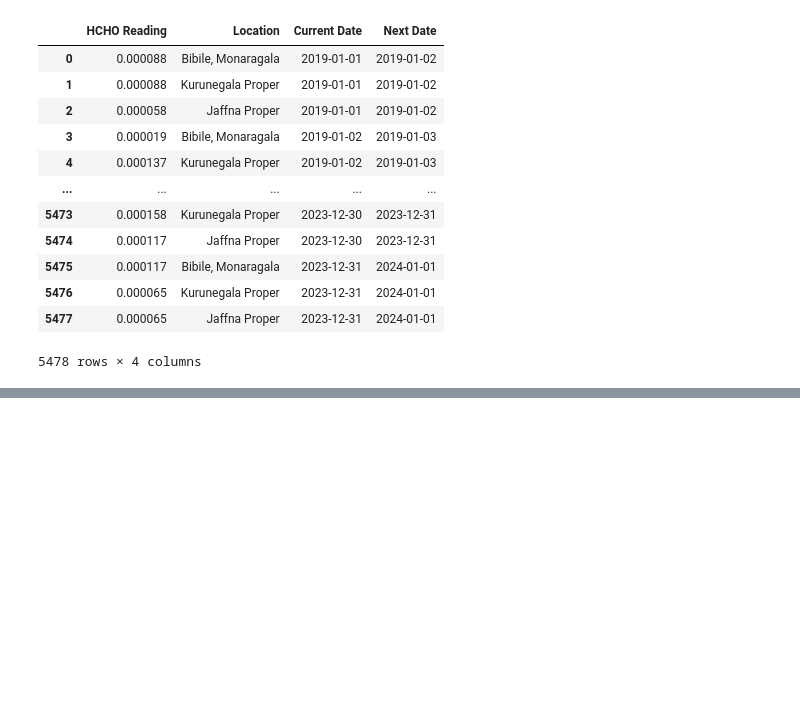
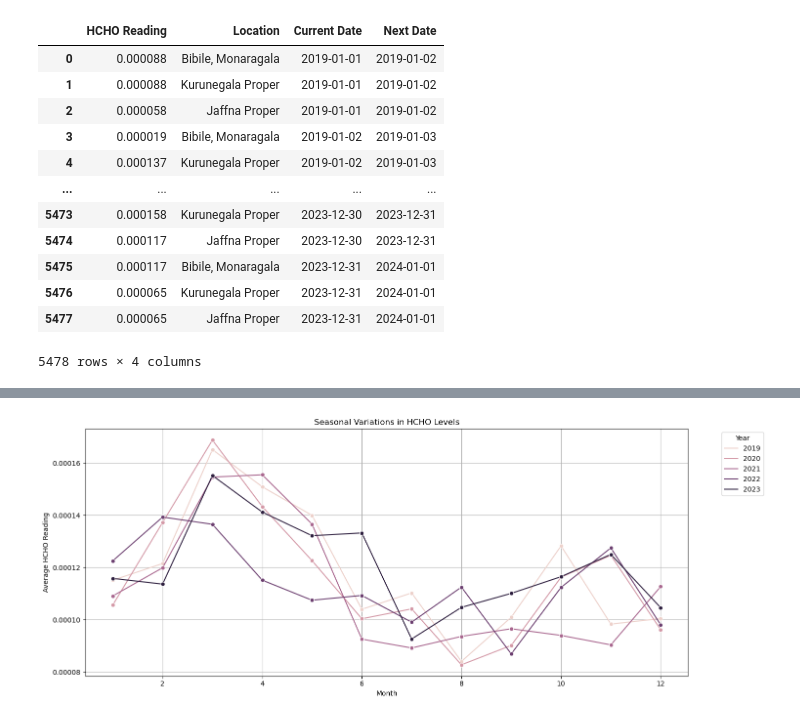
Before and after one commit to Inupa6677/Data-Engineering-HCHO-gas-prediction-, a Jupyter notebook: Data Engineering Coursework.ipynb, the cells around one changed output, grey strips where cells are left out. Cells and saved outputs as stored; diff of their text form; code cells hidden in the pictures; blank space fills up the shorter version.

Commit message:
preprocessing data

```diff
--- a/Data Engineering Coursework.ipynb
+++ b/Data Engineering Coursework.ipynb
@@ -686,0 +1081,11 @@ pandas_df_3
+# %%
+import pandas as pd
+
+# Concatenate the datasets row-wise
+concatenated_df = pd.concat([pandas_df_1, pandas_df_2, pandas_df_3], axis=0)
+
+# Resetting index if needed
+concatenated_df.reset_index(drop=True, inplace=True)
+
+# Display the concatenated dataframe
+print(concatenated_df)
@@ -686,0 +1125,23 @@ pandas_df_3
+# %%
+concatenated_df['Current Date'] = pd.to_datetime(concatenated_df['Current Date'])
+concatenated_df['Next Date'] = pd.to_datetime(concatenated_df['Next Date'])
+# %%
+# Extracting year and month for seasonal analysis
+concatenated_df['Year'] = concatenated_df['Current Date'].dt.year
+concatenated_df['Month'] = concatenated_df['Current Date'].dt.month
+# %%
+# Grouping data by year and month for seasonal analysis
+seasonal_data = concatenated_df.groupby(['Year', 'Month'])['HCHO Reading'].mean().reset_index()
+# %%
+# Plotting seasonal variations
+plt.figure(figsize=(15, 6))
+sns.lineplot(x="Month", y="HCHO Reading", hue="Year", data=seasonal_data, marker='o')
+plt.title('Seasonal Variations in HCHO Levels')
+plt.xlabel('Month')
+plt.ylabel('Average HCHO Reading')
+plt.legend(title='Year', bbox_to_anchor=(1.05, 1), loc='upper left')
+plt.grid(True)
+plt.tight_layout()
+plt.show()
+# %% [output]
+[figure, added]
```
Also changed, not shown: parts of 37 cells of this notebook, 1 other file.
